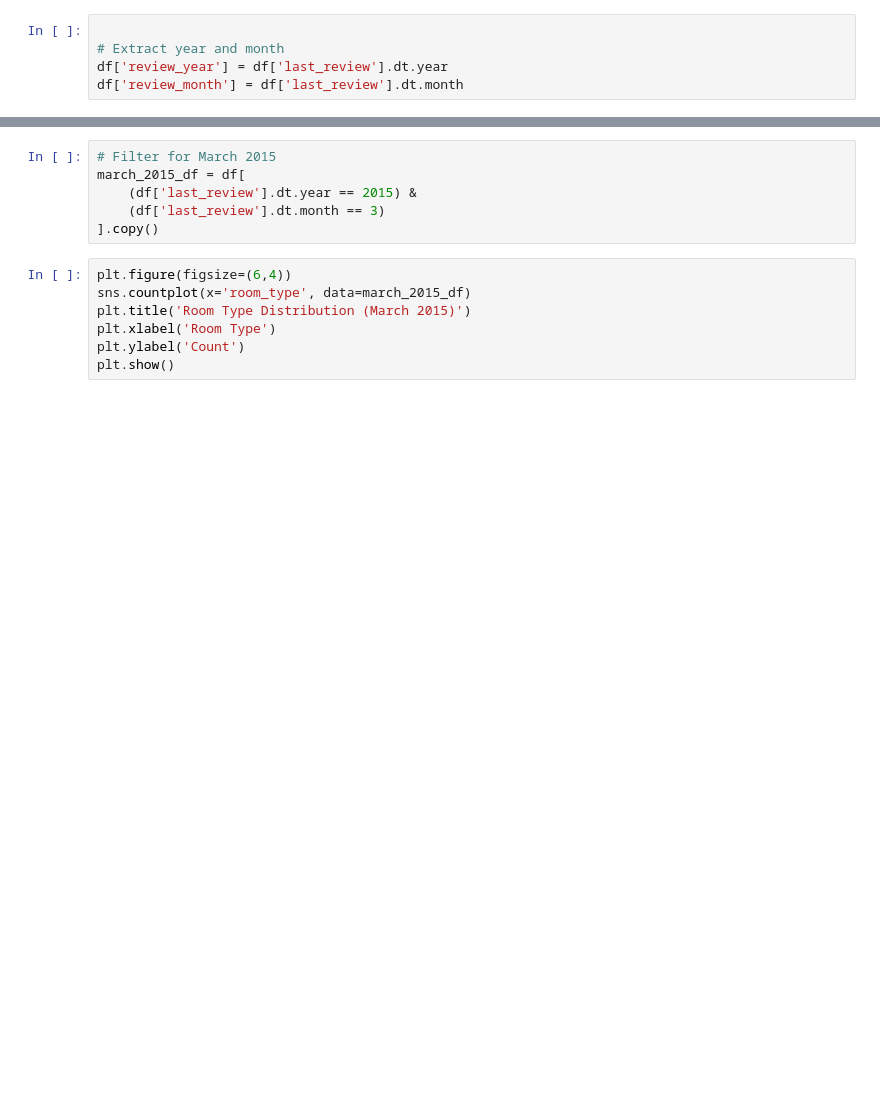
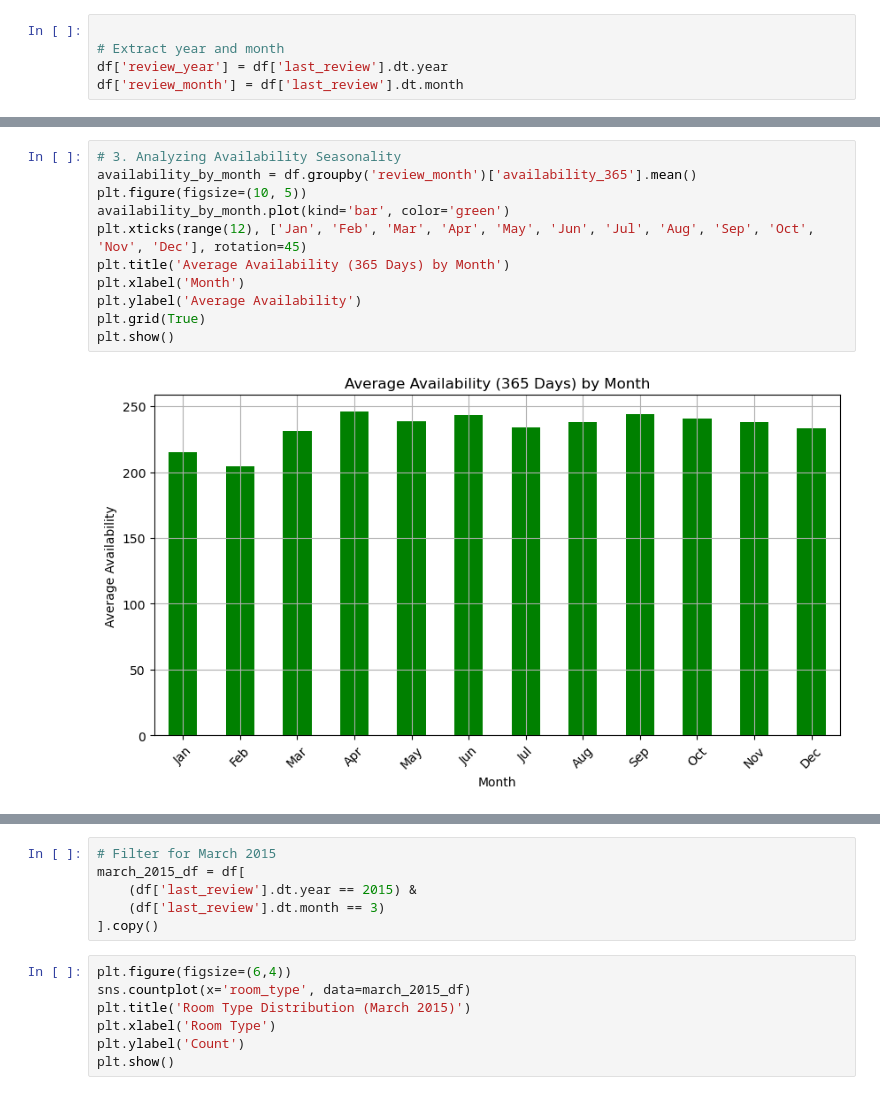
Before and after one commit to Deimos999/EDA-Final, a Jupyter notebook: final_project_Alexia.ipynb, the cells around one changed output, grey strips where cells are left out. Drawn from its saved outputs; the diff is of its cells as text; blank space fills up the shorter version.

```diff
--- a/final_project_Alexia.ipynb
+++ b/final_project_Alexia.ipynb
@@ -952,0 +972,13 @@ plt.show()
+# %%
+# 3. Analyzing Availability Seasonality
+availability_by_month = df.groupby('review_month')['availability_365'].mean()
+plt.figure(figsize=(10, 5))
+availability_by_month.plot(kind='bar', color='green')
+plt.xticks(range(12), ['Jan', 'Feb', 'Mar', 'Apr', 'May', 'Jun', 'Jul', 'Aug', 'Sep', 'Oct', 'Nov', 'Dec'], rotation=45)
+plt.title('Average Availability (365 Days) by Month')
+plt.xlabel('Month')
+plt.ylabel('Average Availability')
+plt.grid(True)
+plt.show()
+# %% [output]
+[figure, added]
```
Also changed, not shown: parts of 61 cells of this notebook, 2 other files.
